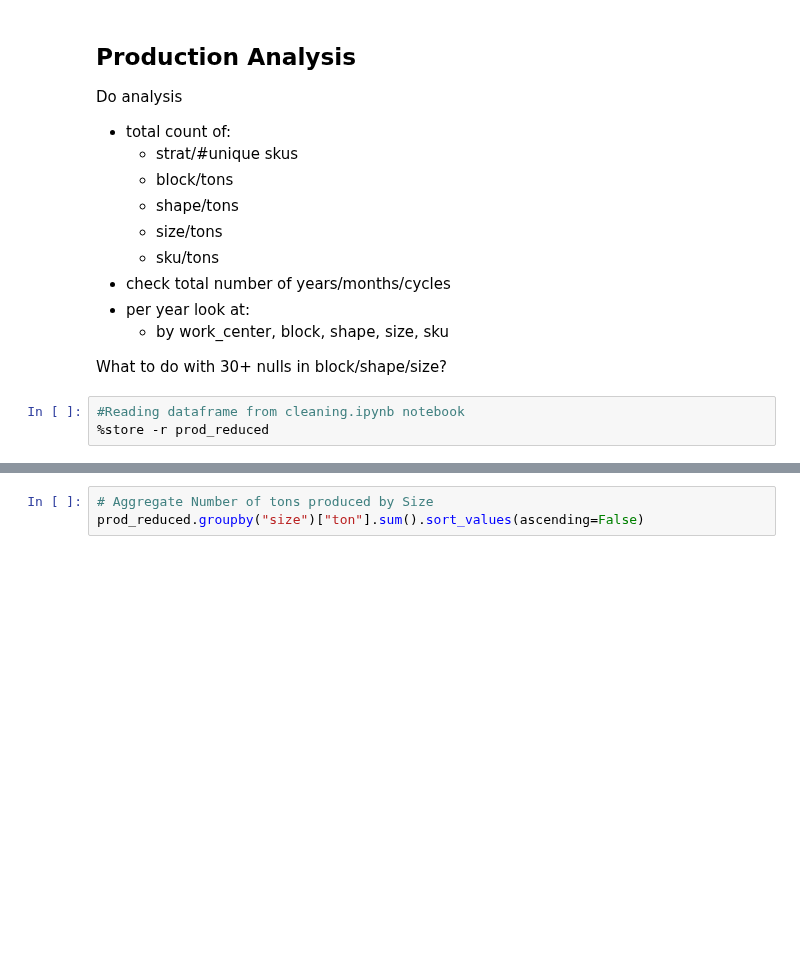
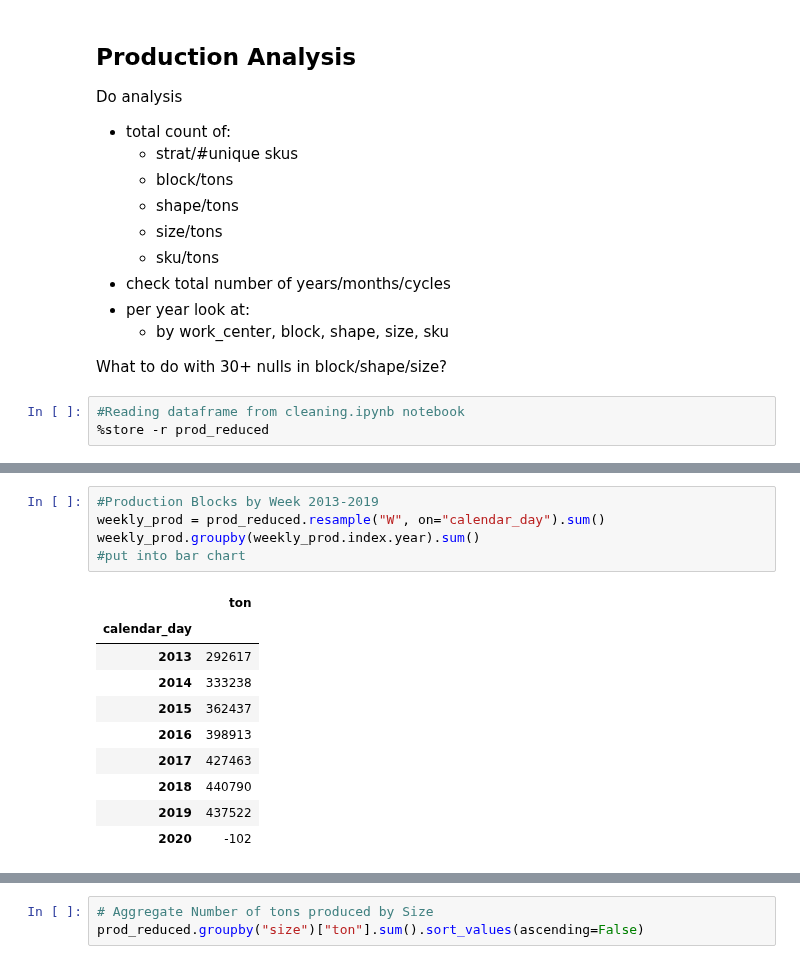
Before and after one commit to jvac06/pft, a Jupyter notebook: scripts/prod_eda.ipynb, the cells around one changed output, grey strips where cells are left out. Cells and saved outputs as stored; diff of their text form; blank space fills up the shorter version.

```diff
--- a/scripts/prod_eda.ipynb
+++ b/scripts/prod_eda.ipynb
@@ -111,0 +109,16 @@ plt.show()
+# %%
+#Production Blocks by Week 2013-2019
+weekly_prod = prod_reduced.resample("W", on="calendar_day").sum()
+weekly_prod.groupby(weekly_prod.index.year).sum()
+#put into bar chart
+# %% [output]
+|  | ton |
+| calendar_day |  |
+| 2013 | 292617 |
+| 2014 | 333238 |
+| 2015 | 362437 |
+| 2016 | 398913 |
+| 2017 | 427463 |
+| 2018 | 440790 |
+| 2019 | 437522 |
+| 2020 | -102 |
```
Also changed, not shown: parts of 12 cells of this notebook.
